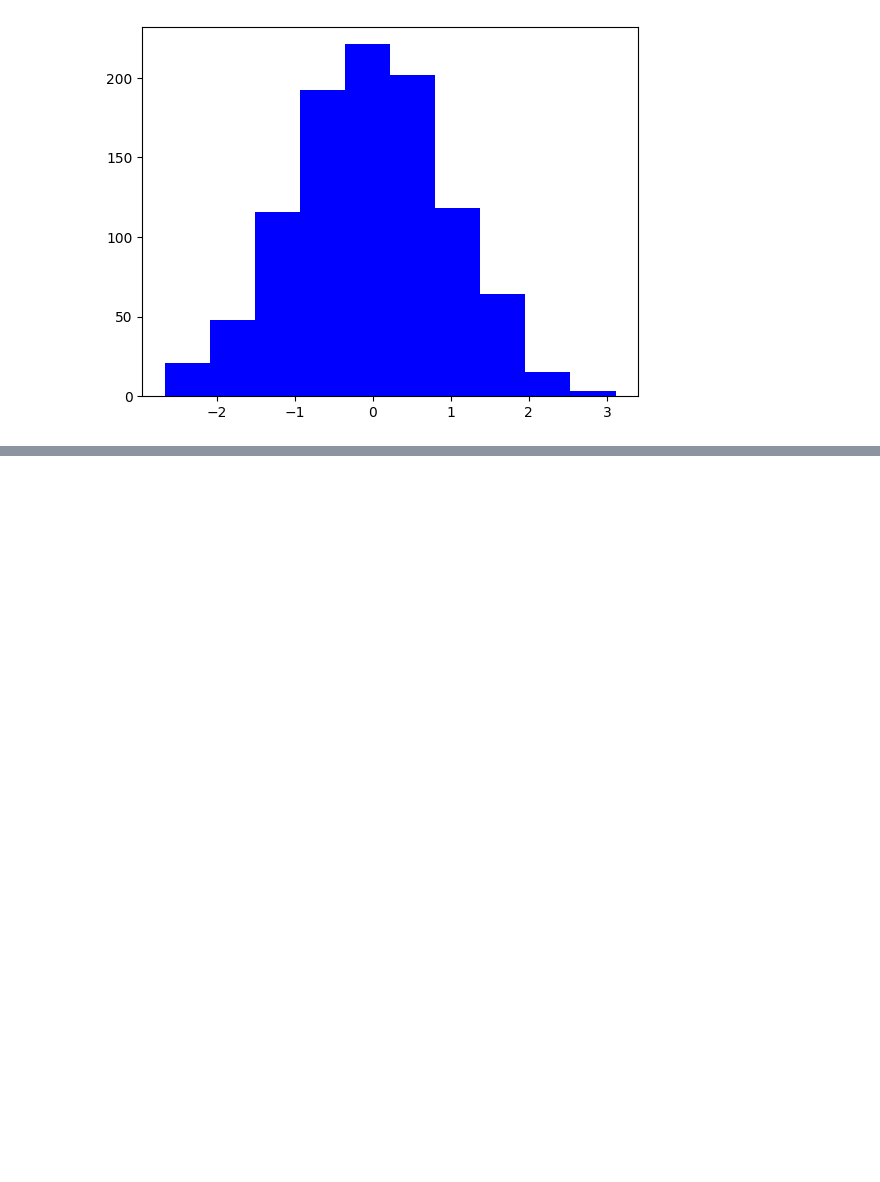
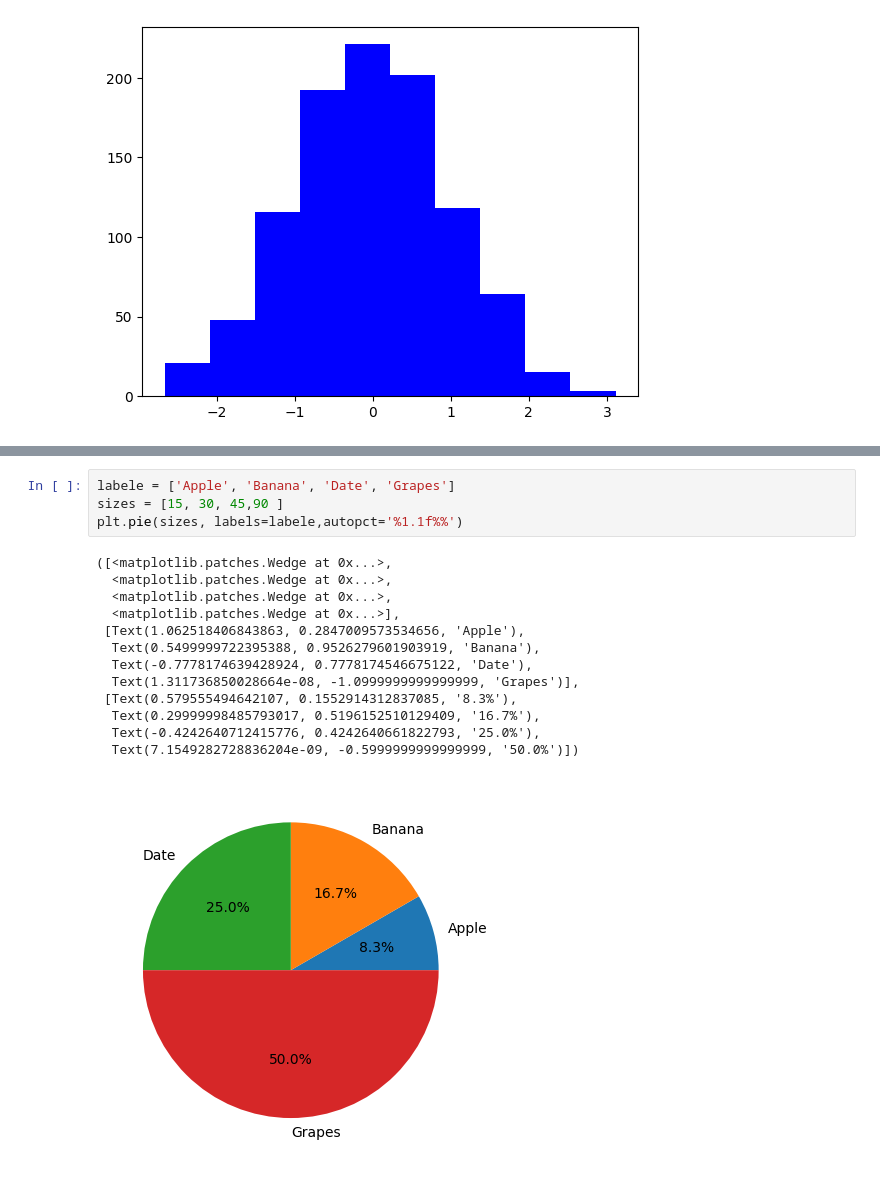
Before and after one commit to Avanish7974/Matplotlib, a Jupyter notebook: histogram.ipynb, the cells around one changed output, grey strips where cells are left out. Cells and saved outputs as stored; diff of their text form; blank space fills up the shorter version.

```diff
--- a/histogram.ipynb
+++ b/histogram.ipynb
@@ -8,0 +46,18 @@ plt.show()
+# %%
+labele = ['Apple', 'Banana', 'Date', 'Grapes']
+sizes = [15, 30, 45,90 ]
+plt.pie(sizes, labels=labele,autopct='%1.1f%%')
+# %% [output]
+([<matplotlib.patches.Wedge at 0x...>,
+  <matplotlib.patches.Wedge at 0x...>,
+  <matplotlib.patches.Wedge at 0x...>,
+  <matplotlib.patches.Wedge at 0x...>],
+ [Text(1.062518406843863, 0.2847009573534656, 'Apple'),
+  Text(0.5499999722395388, 0.9526279601903919, 'Banana'),
+  Text(-0.7778174639428924, 0.7778174546675122, 'Date'),
+  Text(1.311736850028664e-08, -1.0999999999999999, 'Grapes')],
+ [Text(0.579555494642107, 0.1552914312837085, '8.3%'),
+  Text(0.29999998485793017, 0.5196152510129409, '16.7%'),
+  Text(-0.4242640712415776, 0.4242640661822793, '25.0%'),
+  Text(7.1549282728836204e-09, -0.5999999999999999, '50.0%')])
+[figure, added]
```
Also changed, not shown: parts of 2 cells of this notebook.
